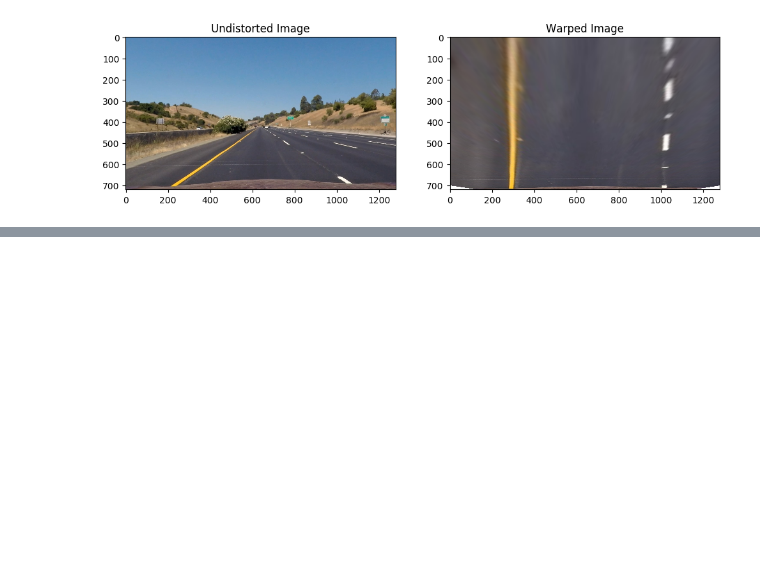
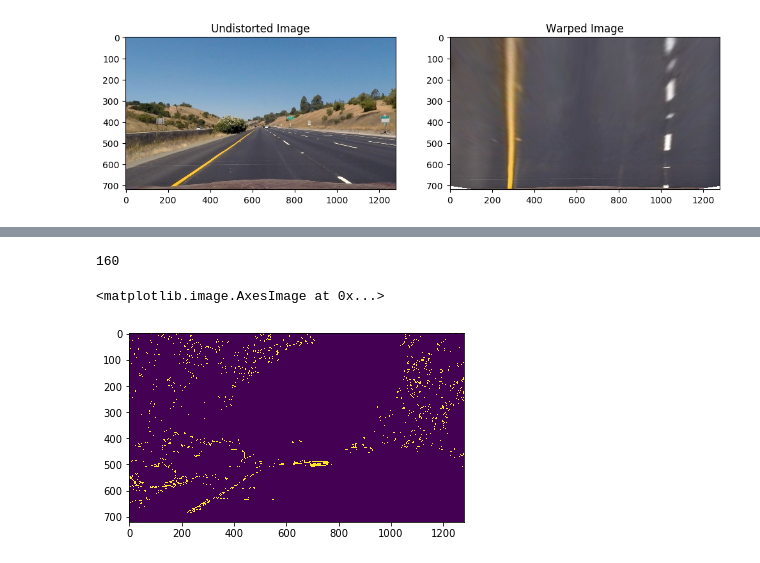
Before and after one commit to alisoltani/UdacityCarND-Project4, a Jupyter notebook: lanedetection.ipynb, the cells around one changed output, grey strips where cells are left out. Drawn from its saved outputs; the diff is of its cells as text; code cells hidden in the pictures; blank space fills up the shorter version.

```diff
--- a/lanedetection.ipynb
+++ b/lanedetection.ipynb
@@ -521,0 +546,43 @@ Wall time: 2min 44s
+# %%
+bf = BinaryFilter()
+blur = cv2.GaussianBlur(img, bf.gb_kernel, 0)
+
+r_channel = blur[:,:,2]
+r_thresh = (170, 220)
+r_binary = np.zeros_like(r_channel)
+r_binary[(r_channel > r_thresh[0]) & (r_channel <= r_thresh[1])] = 1
+
+# Convert to HLS color space and separate the S channel
+# Note: img is the undistorted image
+hls = cv2.cvtColor(blur, cv2.COLOR_BGR2HLS)
+s_channel = hls[:,:,2]
+
+# Grayscale image
+# NOTE: we already saw that standard grayscaling lost color information for the lane lines
+# Explore gradients in other colors spaces / color channels to see what might work better
+gray = cv2.cvtColor(img, cv2.COLOR_BGR2GRAY)
+
+# Take sobel in x
+sobelx = cv2.Sobel(gray, cv2.CV_64F, 1, 0) # Take the derivative in x
+abs_sobelx = np.absolute(sobelx) # Absolute x derivative to accentuate lines away from horizontal
+scaled_sobel = np.uint8(255*abs_sobelx/np.max(abs_sobelx))
+# Threshold x gradient
+sxbinary = np.zeros_like(scaled_sobel)
+sxbinary[(scaled_sobel >= bf.sobel_thresh[0]) & (scaled_sobel <= bf.sobel_thresh[1])] = 1
+
+print(bf.s_thresh)
+# Threshold s color channel
+s_thresh_min = 170
+s_thresh_max = 210
+s_binary = np.zeros_like(s_channel)
+s_binary[(s_channel >= s_thresh_min) & (s_channel <= s_thresh_max)] = 1
+
+# Combine the binary thresholds
+combined_binary = np.zeros_like(sxbinary)
+combined_binary[(s_binary == 1) | (sxbinary == 1) | (r_binary == 1)] = 1
+
+plt.imshow(s_binary)
+# %% [output]
+160
+<matplotlib.image.AxesImage at 0x...>
+[figure, added]
```
Also changed, not shown: parts of 7 cells of this notebook, 3 other files.
